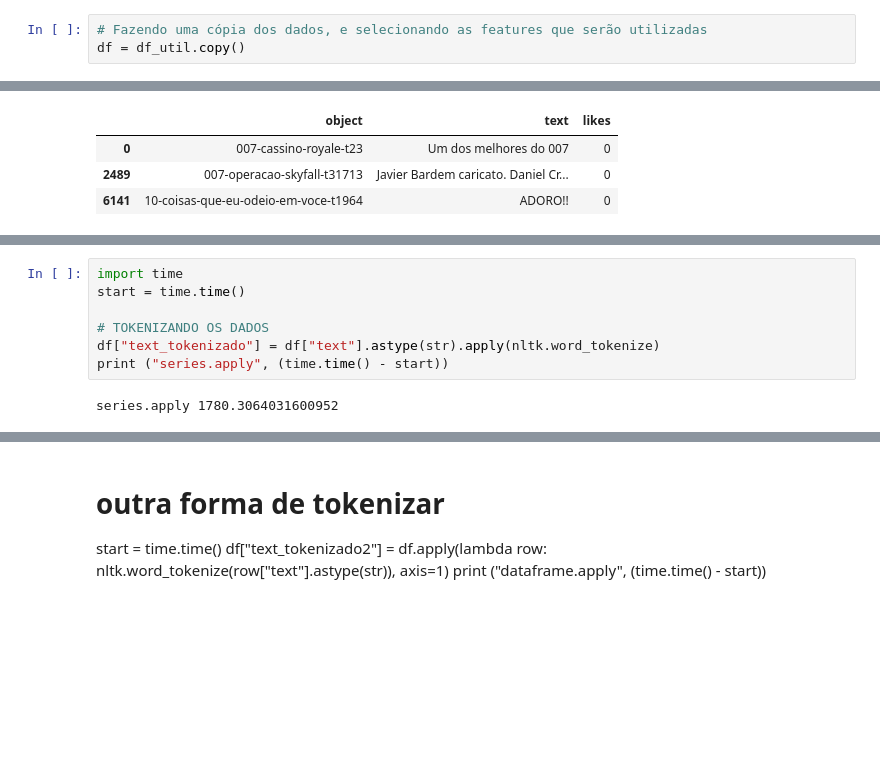
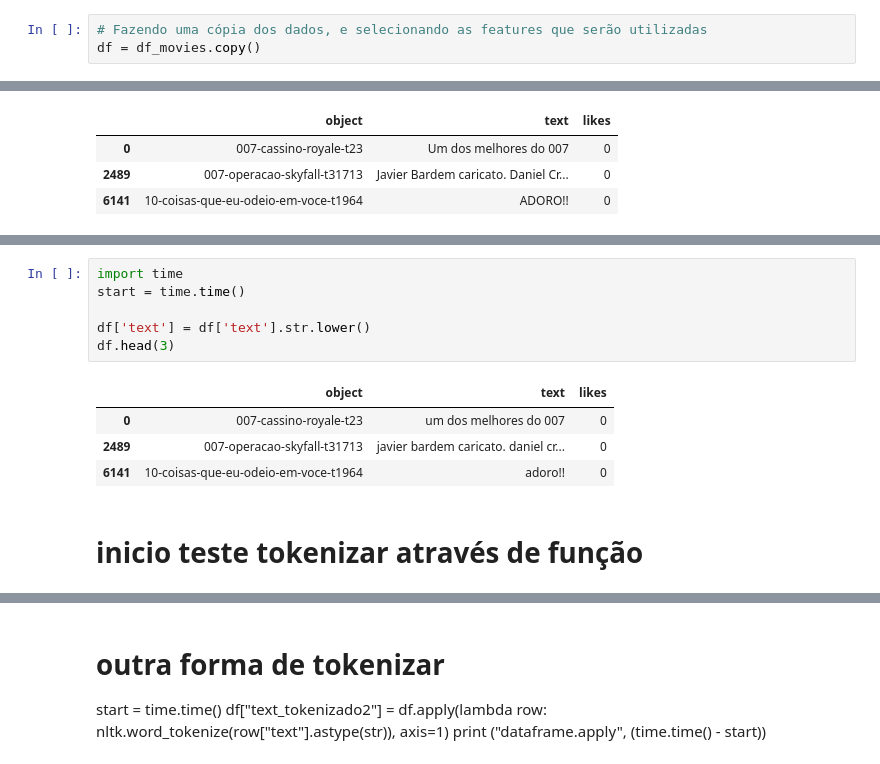
Before and after one commit to hericax/Pos, a Jupyter notebook: projeto_NLP/projeto_NLP.ipynb, the cells around one changed output, grey strips where cells are left out. Drawn from its saved outputs; the diff is of its cells as text; blank space fills up the shorter version.

```diff
--- a/projeto_NLP/projeto_NLP.ipynb
+++ b/projeto_NLP/projeto_NLP.ipynb
@@ -480,7 +478,7 @@ df_util.head(5)
 # Trabalhando os dados
 # %%
 # Fazendo uma cópia dos dados, e selecionando as features que serão utilizadas
-df = df_util.copy()
+df = df_movies.copy()
 # %%
 # selecionando as features de interesse
 df = df[['object','text', 'likes']]
@@ -497,9 +495,13 @@ df.shape
-# %%
-import time
-start = time.time()
-
-# TOKENIZANDO OS DADOS
-df["text_tokenizado"] = df["text"].astype(str).apply(nltk.word_tokenize)
-print ("series.apply", (time.time() - start))
-# %% [output]
-series.apply 1780.3064031600952
+# %%
+import time
+start = time.time()
+
+df['text'] = df['text'].str.lower()
+df.head(3)
+# %% [output]
+|  | object | text | likes |
+| 0 | 007-cassino-royale-t23 | um dos melhores do 007 | 0 |
+| 2489 | 007-operacao-skyfall-t31713 | javier bardem caricato. daniel cr... | 0 |
+| 6141 | 10-coisas-que-eu-odeio-em-voce-t1964 | adoro!! | 0 |
+# %% [markdown]
+# inicio teste tokenizar através de função
```
Also changed, not shown: parts of 44 cells of this notebook.
